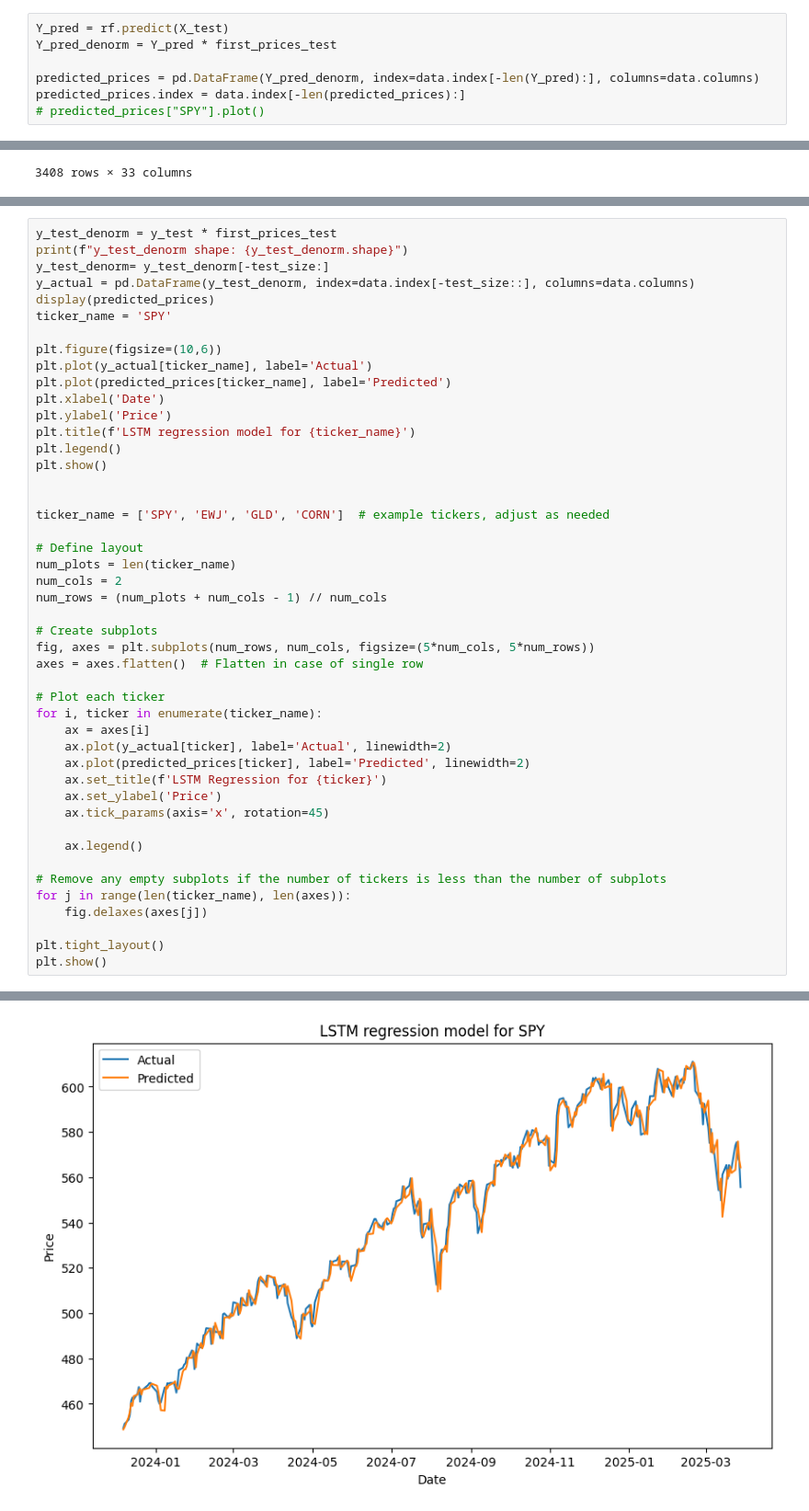
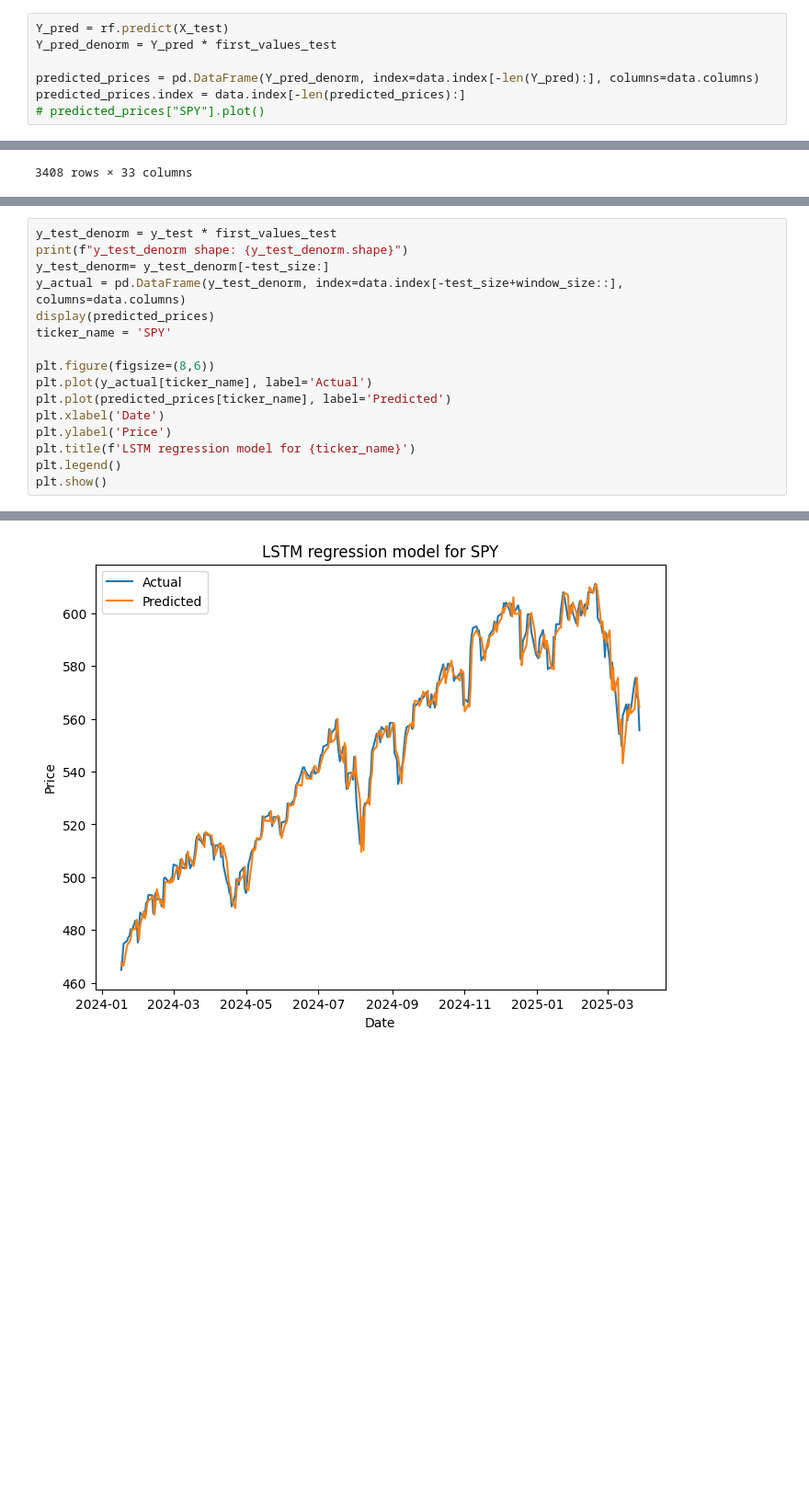
Before and after one commit to JingShelly/BA_Project, a Jupyter notebook: src/RandomForrest/Regression/rf_regression_fill.ipynb, the cells around one changed output, grey strips where cells are left out. Shown at 92% size. Saved outputs shown, nothing was run; the diff lists cells and outputs as text; blank space fills up the shorter version.

```diff
--- a/src/RandomForrest/Regression/rf_regression_fill.ipynb
+++ b/src/RandomForrest/Regression/rf_regression_fill.ipynb
@@ -120,7 +112,7 @@ MultiOutputRegressor(estimator=RandomForestRegressor(max_depth=10, n_jobs=-1,
                                                      random_state=42))
 # %%
 Y_pred = rf.predict(X_test)
-Y_pred_denorm = Y_pred * first_prices_test
+Y_pred_denorm = Y_pred * first_values_test
 
 predicted_prices = pd.DataFrame(Y_pred_denorm, index=data.index[-len(Y_pred):], columns=data.columns)
 predicted_prices.index = data.index[-len(predicted_prices):]
@@ -235,12 +234,12 @@ Accuracy: 0.5076
 # %%
-y_test_denorm = y_test * first_prices_test
+y_test_denorm = y_test * first_values_test
 print(f"y_test_denorm shape: {y_test_denorm.shape}")
 y_test_denorm= y_test_denorm[-test_size:]
-y_actual = pd.DataFrame(y_test_denorm, index=data.index[-test_size::], columns=data.columns)
+y_actual = pd.DataFrame(y_test_denorm, index=data.index[-test_size+window_size::], columns=data.columns)
 display(predicted_prices)
 ticker_name = 'SPY'
 
-plt.figure(figsize=(10,6))
+plt.figure(figsize=(8,6))
 plt.plot(y_actual[ticker_name], label='Actual')
 plt.plot(predicted_prices[ticker_name], label='Predicted')
 plt.xlabel('Date')
@@ -248,34 +247,4 @@ plt.ylabel('Price')
 plt.title(f'LSTM regression model for {ticker_name}')
 plt.legend()
 plt.show()
-
-
-ticker_name = ['SPY', 'EWJ', 'GLD', 'CORN']  # example tickers, adjust as needed
-
-# Define layout
-num_plots = len(ticker_name)
-num_cols = 2
-num_rows = (num_plots + num_cols - 1) // num_cols
-
-# Create subplots
-fig, axes = plt.subplots(num_rows, num_cols, figsize=(5*num_cols, 5*num_rows))
-axes = axes.flatten()  # Flatten in case of single row
-
-# Plot each ticker
-for i, ticker in enumerate(ticker_name):
-    ax = axes[i]
-    ax.plot(y_actual[ticker], label='Actual', linewidth=2)
-    ax.plot(predicted_prices[ticker], label='Predicted', linewidth=2)
-    ax.set_title(f'LSTM Regression for {ticker}')
-    ax.set_ylabel('Price')
-    ax.tick_params(axis='x', rotation=45)
-
-    ax.legend()
-
-# Remove any empty subplots if the number of tickers is less than the number of subplots
-for j in range(len(ticker_name), len(axes)):
-    fig.delaxes(axes[j])
-
-plt.tight_layout()
-plt.show()
 # %% [output]
@@ -297 +266 @@ y_test_denorm shape: (337, 33)
-[figure, old version]
+[figure, new version]
```
Also changed, not shown: parts of 12 cells of this notebook, 8 other files.
